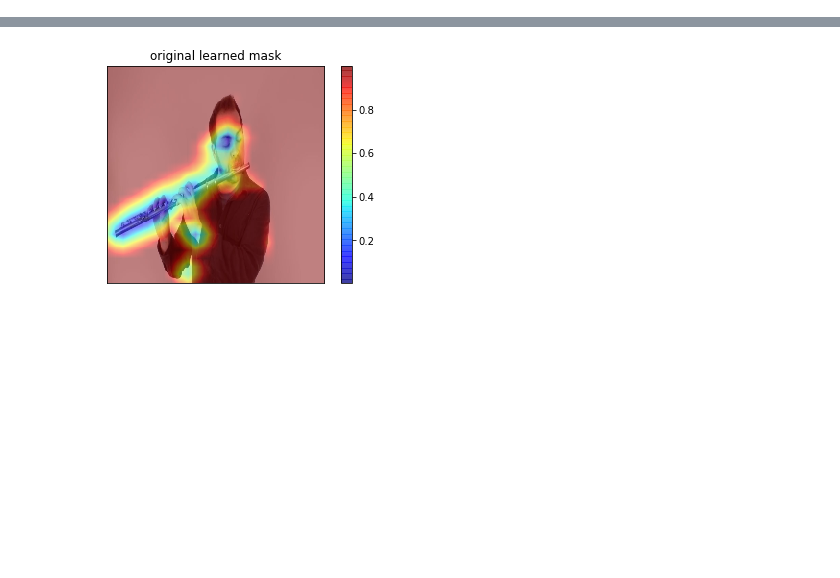
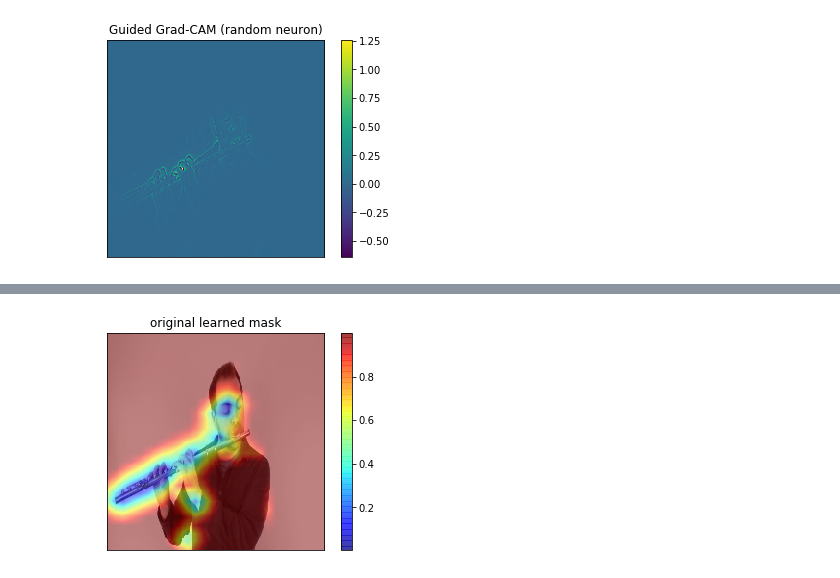
Before and after one commit to ruthcfong/pytorch-explain-black-box, a Jupyter notebook: playground.ipynb, the cells around one changed output, grey strips where cells are left out. Cells and saved outputs as stored; diff of their text form; code cells hidden in the pictures; blank space fills up the shorter version.

```diff
--- a/playground.ipynb
+++ b/playground.ipynb
@@ -11,3 +80,9 @@ from skimage.transform import resize
+# %%
+show_visualization(viz=np.max(orig_grad_cam, axis=0),
+                   image=None,
+                   size=224, title='Guided Grad-CAM (random neuron)')
+# %% [output]
+[figure, added]
 # %%
 orig_mask = perturb_explanation()
 # %% [output]
```
Also changed, not shown: parts of 9 cells of this notebook, 1 other file.
